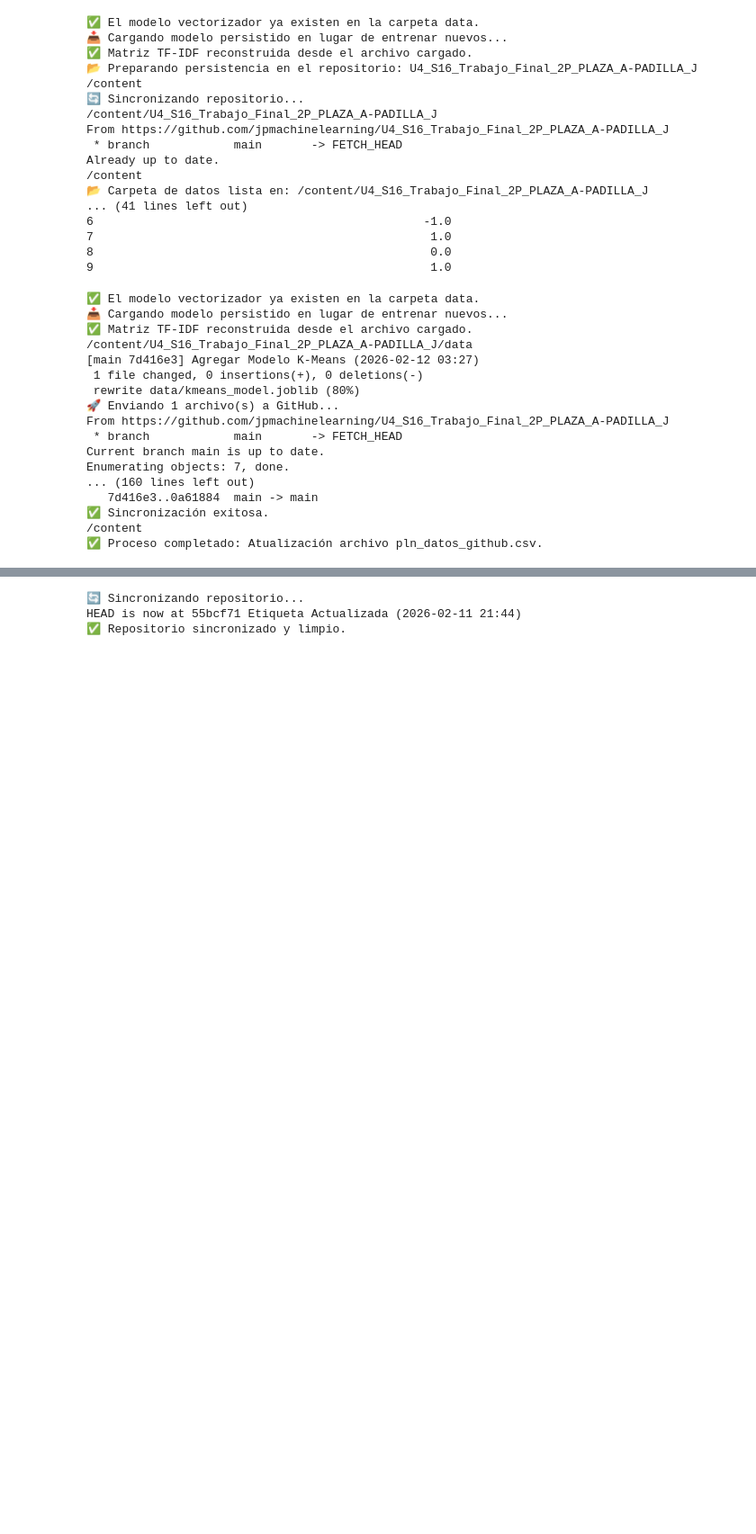
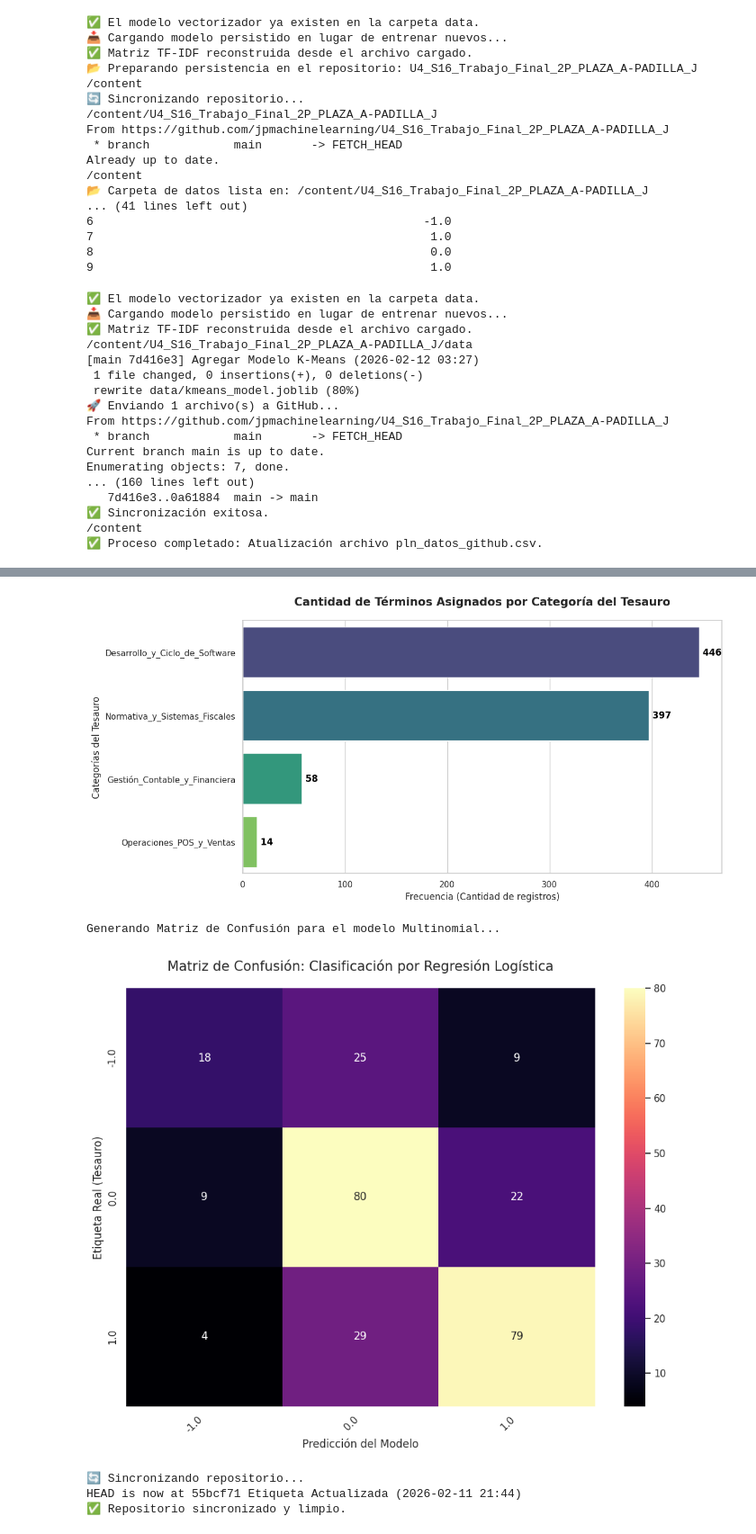
Before and after one commit to jpmachinelearning/U4_S16_Trabajo_Final_2P_PLAZA_A-PADILLA_J, a Jupyter notebook: src/app.ipynb, the cells around one changed output, grey strips where cells are left out. Shown at 90% size. Cells and saved outputs as stored; diff of their text form; code cells hidden in the pictures; blank space fills up the shorter version.

Commit message:
Implementación de Gráficos

```diff
--- a/src/app.ipynb
+++ b/src/app.ipynb
@@ -1499,3 +1456,50 @@ pln_coleccion.head()
+# %%
+
+# ==========================================
+# 14. GRÁFICOS
+# ==========================================
+
+# --- REPRESENTACIÓN DE K-MEANS
+sns.set_theme(style="whitegrid", palette="muted")
+sns.set_theme(style="whitegrid")
+if 'pln_coleccion' in locals() and 'Reetiquetado K-Means' in pln_coleccion.columns:
+    counts = pln_coleccion['Reetiquetado K-Means'].value_counts()
+    plt.figure(figsize=(12, 6))
+    ax = sns.barplot(
+        x=counts.values,
+        y=counts.index,
+        palette='viridis',
+        hue=counts.index,
+        legend=False
+    )
+    plt.title("Cantidad de Términos Asignados por Categoría del Tesauro", fontsize=15, fontweight='bold', pad=20)
+    plt.xlabel("Frecuencia (Cantidad de registros)", fontsize=12)
+    plt.ylabel("Categorías del Tesauro", fontsize=12)
+    for i, v in enumerate(counts.values):
+        ax.text(v + 0.5, i, f' {int(v)}', color='black', va='center', fontweight='bold')
+    plt.tight_layout()
+    plt.show()
+else:
+    print("Error: No se encontró la columna 'Reetiquetado K-Means' en el dataframe 'pln_coleccion'.")
+
+# --- MATRIZ DE CONFUSIÓN (REGRESIÓN LOGÍSTICA MULTINOMIAL) ---
+if 'y_test' in locals() and 'y_pred' in locals():
+    print("Generando Matriz de Confusión para el modelo Multinomial...")
+    cm = confusion_matrix(y_test, y_pred)
+    clases = sorted(y_test.unique())
+    plt.figure(figsize=(10, 8))
+    sns.heatmap(cm, annot=True, fmt='d', cmap='magma',
+                xticklabels=clases, yticklabels=clases, cbar=True)
+    plt.title("Matriz de Confusión: Clasificación por Regresión Logística", fontsize=15, pad=20)
+    plt.xlabel("Predicción del Modelo", fontsize=12)
+    plt.ylabel("Etiqueta Real (Tesauro)", fontsize=12)
+    plt.xticks(rotation=45, ha='right')
+    plt.tight_layout()
+    plt.show()
+# %% [output]
+[figure, added]
+Generando Matriz de Confusión para el modelo Multinomial...
+[figure, added]
 # %%
 
 # ==========================================
```
Also changed, not shown: parts of 4 cells of this notebook.
